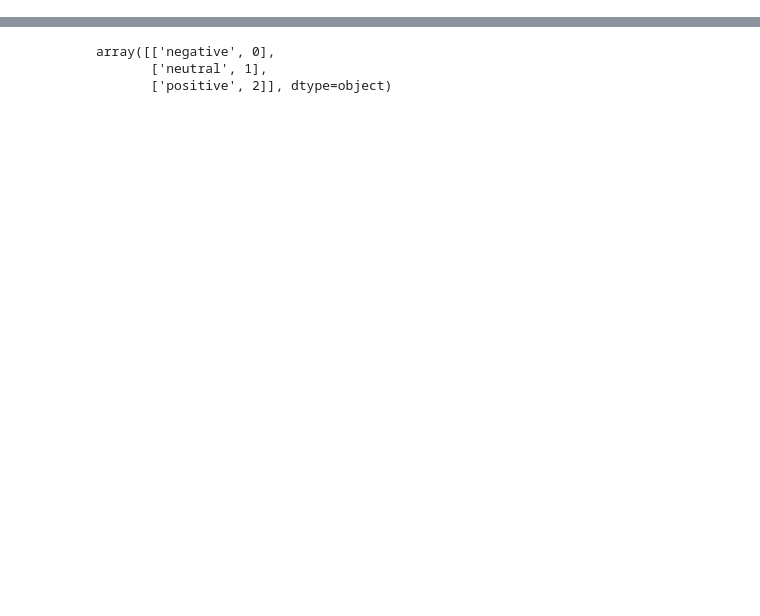
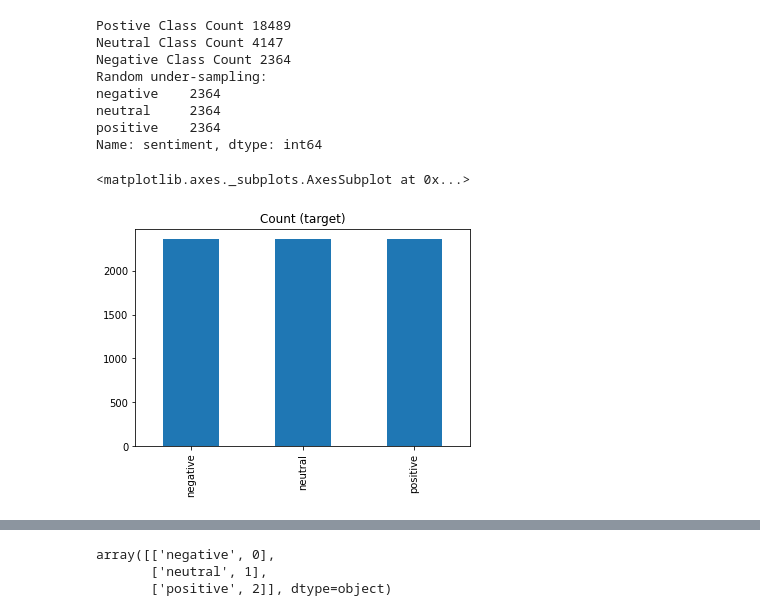
Before and after one commit to Cloblak/GeneralizingSentiment, a Jupyter notebook: notebooks/CoLab_ModelExecution.ipynb, the cells around one changed output, grey strips where cells are left out. Saved outputs shown, nothing was run; the diff lists cells and outputs as text; code cells hidden in the pictures; blank space fills up the shorter version.

```diff
--- a/notebooks/CoLab_ModelExecution.ipynb
+++ b/notebooks/CoLab_ModelExecution.ipynb
@@ -117,0 +100,43 @@ undersample_df_cleaned.head()
+# %%
+b# clean and undersample to balance sentiment classes
+cleaned_df, tfidif_matrix = data_preprocessing.preprocessing(labeled_df['text'])
+labeled_df["text_cleaned"] = cleaned_df
+
+labeled_df['sentiment_id'] = labeled_df['sentiment']
+labeled_df['sentiment_id'] = labeled_df['sentiment_id'].replace("negative", 0)
+labeled_df['sentiment_id'] = labeled_df['sentiment_id'].replace("neutral", 1)
+labeled_df['sentiment_id'] = labeled_df['sentiment_id'].replace("positive", 2)
+labeled_df['sentiment_id'].value_counts()
+
+# Undersample to handle unbalanced dataset
+
+# Class count
+count_class_2, count_class_1, count_class_0 = labeled_df.sentiment_id.value_counts()
+
+print(f'Postive Class Count {count_class_2}')
+print(f'Neutral Class Count {count_class_1}')
+print(f'Negative Class Count {count_class_0}')
+
+df_class_0 = labeled_df[labeled_df['sentiment_id'] == 0]
+df_class_1 = labeled_df[labeled_df['sentiment_id'] == 1]
+df_class_2 = labeled_df[labeled_df['sentiment_id'] == 2]
+
+df_class_1_under = df_class_1.sample(count_class_0)
+df_class_2_under = df_class_2.sample(count_class_0)
+undersample_df_cleaned = pd.concat([df_class_0, df_class_1_under, df_class_2_under], axis=0)
+
+print('Random under-sampling:')
+print(undersample_df_cleaned.sentiment.value_counts())
+
+undersample_df_cleaned.sentiment.value_counts().plot(kind='bar', title='Count (target)')
+# %% [output]
+Postive Class Count 18489
+Neutral Class Count 4147
+Negative Class Count 2364
+Random under-sampling:
+negative    2364
+neutral     2364
+positive    2364
+Name: sentiment, dtype: int64
+<matplotlib.axes._subplots.AxesSubplot at 0x...>
+[figure, added]
```
Also changed, not shown: parts of 39 cells of this notebook.
